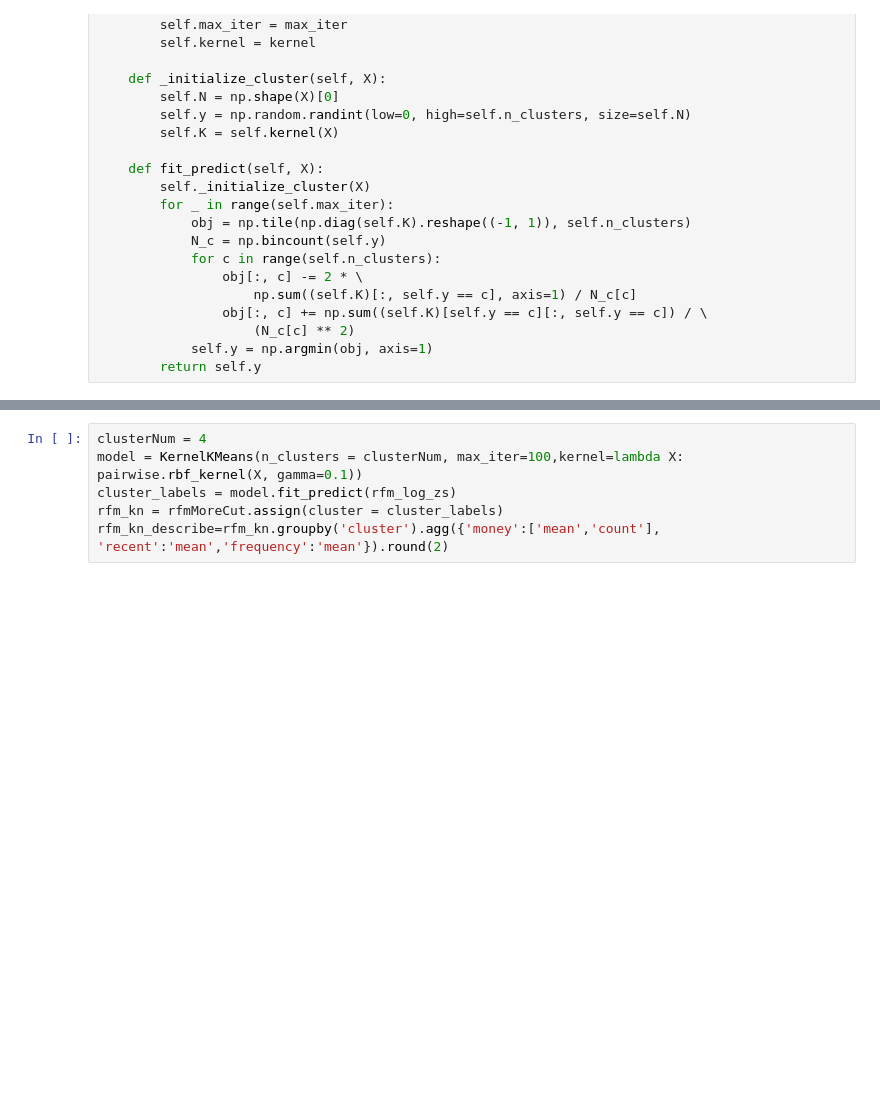
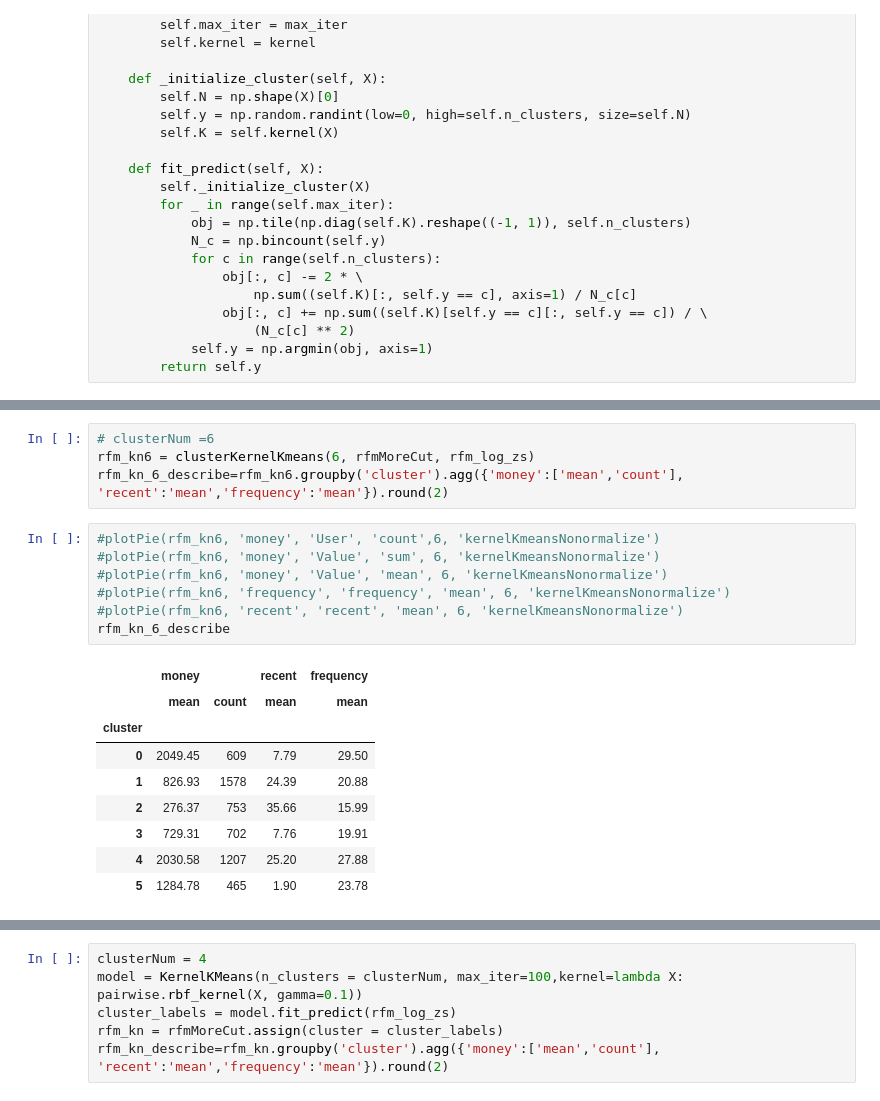
Before and after one commit to greatofdream/bigdata, a Jupyter notebook: kernelKmeans.ipynb, the cells around one changed output, grey strips where cells are left out. Drawn from its saved outputs; the diff is of its cells as text; blank space fills up the shorter version.

```diff
--- a/kernelKmeans.ipynb
+++ b/kernelKmeans.ipynb
@@ -80,0 +80,21 @@ kc.fit_predict(rfm_log_zs)
+# %%
+# clusterNum =6
+rfm_kn6 = clusterKernelKmeans(6, rfmMoreCut, rfm_log_zs)
+rfm_kn_6_describe=rfm_kn6.groupby('cluster').agg({'money':['mean','count'], 'recent':'mean','frequency':'mean'}).round(2)
+# %%
+#plotPie(rfm_kn6, 'money', 'User', 'count',6, 'kernelKmeansNonormalize')
+#plotPie(rfm_kn6, 'money', 'Value', 'sum', 6, 'kernelKmeansNonormalize')
+#plotPie(rfm_kn6, 'money', 'Value', 'mean', 6, 'kernelKmeansNonormalize')
+#plotPie(rfm_kn6, 'frequency', 'frequency', 'mean', 6, 'kernelKmeansNonormalize')
+#plotPie(rfm_kn6, 'recent', 'recent', 'mean', 6, 'kernelKmeansNonormalize')
+rfm_kn_6_describe
+# %% [output]
+|  | money |  | recent | frequency |
+|  | mean | count | mean | mean |
+| cluster |  |  |  |  |
+| 0 | 2049.45 | 609 | 7.79 | 29.50 |
+| 1 | 826.93 | 1578 | 24.39 | 20.88 |
+| 2 | 276.37 | 753 | 35.66 | 15.99 |
+| 3 | 729.31 | 702 | 7.76 | 19.91 |
+| 4 | 2030.58 | 1207 | 25.20 | 27.88 |
+| 5 | 1284.78 | 465 | 1.90 | 23.78 |
```
Also changed, not shown: parts of 22 cells of this notebook, 31 other files.
